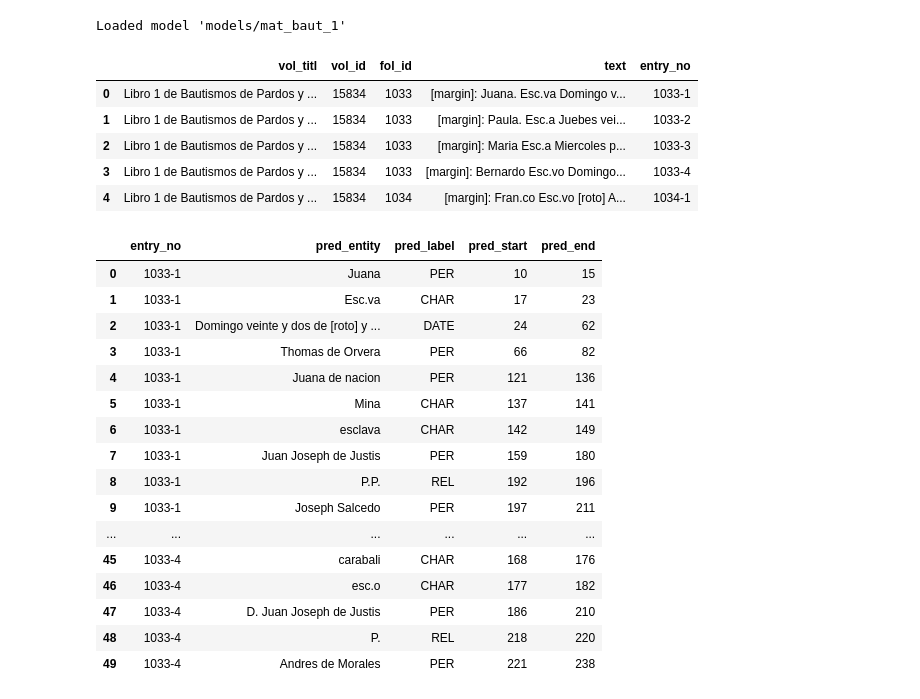
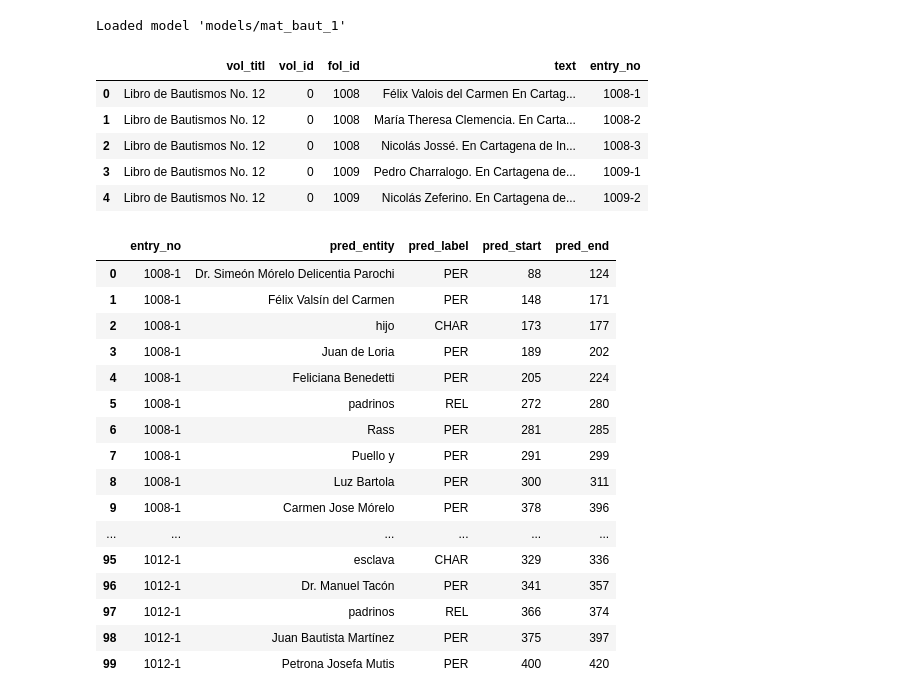
Before and after one commit to slavesocieties/ssda-nlp, a Jupyter notebook: 62-full-model-application-demo.ipynb, the cells around one changed output. Saved outputs shown, nothing was run; the diff lists cells and outputs as text; code cells hidden in the pictures.

```diff
--- a/62-full-model-application-demo.ipynb
+++ b/62-full-model-application-demo.ipynb
@@ -27,15 +27,15 @@ Loaded model 'models/mat_baut_1'
 # %%
 #no_test
 
-demo_df = parse_xml_v2("transcriptions\\15834.xml")
+demo_df = parse_xml_v2("transcriptions\\cartagena_sd_baut_12.xml")
 demo_df.head()
 # %% [output]
 |  | vol_titl | vol_id | fol_id | text | entry_no |
-| 0 | Libro 1 de Bautismos de Pardos y ... | 15834 | 1033 | [margin]: Juana. Esc.va Domingo v... | 1033-1 |
-| 1 | Libro 1 de Bautismos de Pardos y ... | 15834 | 1033 | [margin]: Paula. Esc.a Juebes vei... | 1033-2 |
-| 2 | Libro 1 de Bautismos de Pardos y ... | 15834 | 1033 | [margin]: Maria Esc.a Miercoles p... | 1033-3 |
-| 3 | Libro 1 de Bautismos de Pardos y ... | 15834 | 1033 | [margin]: Bernardo Esc.vo Domingo... | 1033-4 |
-| 4 | Libro 1 de Bautismos de Pardos y ... | 15834 | 1034 | [margin]: Fran.co Esc.vo [roto] A... | 1034-1 |
+| 0 | Libro de Bautismos No. 12 | 0 | 1008 | Félix Valois del Carmen En Cartag... | 1008-1 |
+| 1 | Libro de Bautismos No. 12 | 0 | 1008 | María Theresa Clemencia. En Carta... | 1008-2 |
+| 2 | Libro de Bautismos No. 12 | 0 | 1008 | Nicolás Jossé. En Cartagena de In... | 1008-3 |
+| 3 | Libro de Bautismos No. 12 | 0 | 1009 | Pedro Charralogo. En Cartagena de... | 1009-1 |
+| 4 | Libro de Bautismos No. 12 | 0 | 1009 | Nicolás Zeferino. En Cartagena de... | 1009-2 |
 # %%
 #no_test
 
@@ -43,23 +43,23 @@ ent_preds_df, metrics_df, per_ent_metrics = test_model(trained_model, demo_df, "
 # %%
 #no_test
 
 pd.set_option("display.max_rows", None, "display.max_columns", None)
-ent_preds_df.head(50)
+ent_preds_df.head(100)
 # %% [output]
 |  | entry_no | pred_entity | pred_label | pred_start | pred_end |
-| 0 | 1033-1 | Juana | PER | 10 | 15 |
-| 1 | 1033-1 | Esc.va | CHAR | 17 | 23 |
-| 2 | 1033-1 | Domingo veinte y dos de [roto] y ... | DATE | 24 | 62 |
-| 3 | 1033-1 | Thomas de Orvera | PER | 66 | 82 |
-| 4 | 1033-1 | Juana de nacion | PER | 121 | 136 |
-| 5 | 1033-1 | Mina | CHAR | 137 | 141 |
-| 6 | 1033-1 | esclava | CHAR | 142 | 149 |
-| 7 | 1033-1 | Juan Joseph de Justis | PER | 159 | 180 |
-| 8 | 1033-1 | P.P. | REL | 192 | 196 |
-| 9 | 1033-1 | Joseph Salcedo | PER | 197 | 211 |
+| 0 | 1008-1 | Dr. Simeón Mórelo Delicentia Parochi | PER | 88 | 124 |
+| 1 | 1008-1 | Félix Valsín del Carmen | PER | 148 | 171 |
+| 2 | 1008-1 | hijo | CHAR | 173 | 177 |
+| 3 | 1008-1 | Juan de Loria | PER | 189 | 202 |
+| 4 | 1008-1 | Feliciana Benedetti | PER | 205 | 224 |
+| 5 | 1008-1 | padrinos | REL | 272 | 280 |
+| 6 | 1008-1 | Rass | PER | 281 | 285 |
+| 7 | 1008-1 | Puello y | PER | 291 | 299 |
+| 8 | 1008-1 | Luz Bartola | PER | 300 | 311 |
+| 9 | 1008-1 | Carmen Jose Mórelo | PER | 378 | 396 |
 | ... | ... | ... | ... | ... | ... |
-| 45 | 1033-4 | carabali | CHAR | 168 | 176 |
-| 46 | 1033-4 | esc.o | CHAR | 177 | 182 |
-| 47 | 1033-4 | D. Juan Joseph de Justis | PER | 186 | 210 |
-| 48 | 1033-4 | P. | REL | 218 | 220 |
-| 49 | 1033-4 | Andres de Morales | PER | 221 | 238 |
+| 95 | 1012-1 | esclava | CHAR | 329 | 336 |
+| 96 | 1012-1 | Dr. Manuel Tacón | PER | 341 | 357 |
+| 97 | 1012-1 | padrinos | REL | 366 | 374 |
+| 98 | 1012-1 | Juan Bautista Martínez | PER | 375 | 397 |
+| 99 | 1012-1 | Petrona Josefa Mutis | PER | 400 | 420 |
```
Also changed, not shown: 10 other files.
